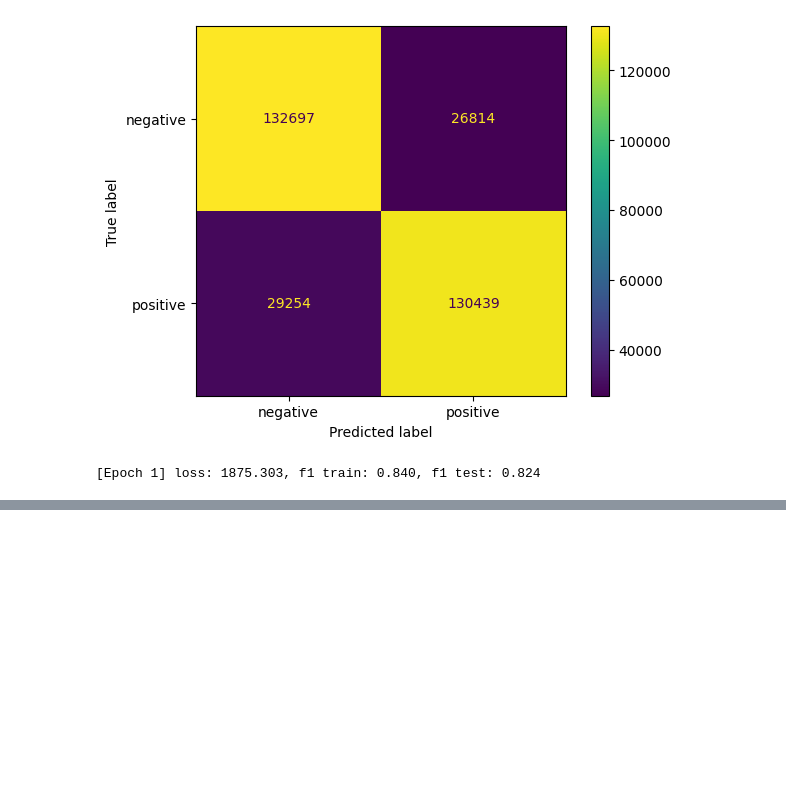
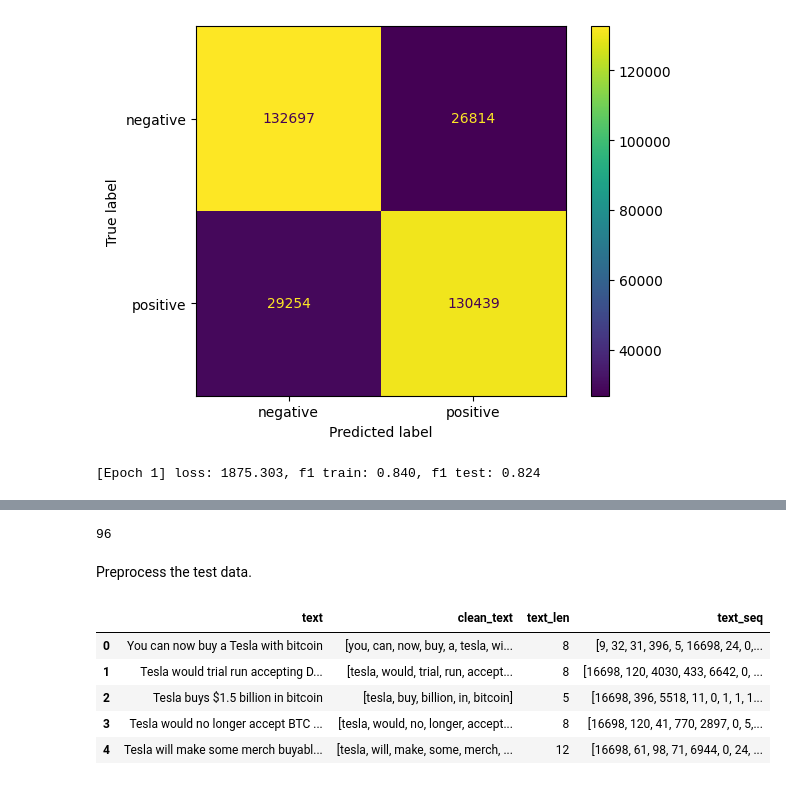
Before and after one commit to kotorinsky/storms-n-crypto, a Jupyter notebook: models/sentiment_analysis/sentiment_analysis_w_lstm.ipynb, the cells around one changed output, grey strips where cells are left out. Drawn from its saved outputs; the diff is of its cells as text; code cells hidden in the pictures; blank space fills up the shorter version.

```diff
--- a/sentimental_w_lstm.ipynb
+++ b/models/sentiment_analysis/sentiment_analysis_w_lstm.ipynb
@@ -147,7 +174,7 @@ pad_index = vocabulary["<pad>"]
 def sequence(tokens):
     idx = vocabulary.lookup_indices(tokens)
     if len(idx) < max_length:
-        idx = idx + [pad_index] * max(0, max_length - len(idx))
+        idx = idx + [padding_idx] * max(0, max_length - len(idx))
     return idx
 # %%
 train['text_seq'] = train['clean_text'].apply(sequence)
@@ -322,0 +367,11 @@ torch.save(lstm.state_dict(), 'model.pt')
+# %%
+test = ["You can now buy a Tesla with bitcoin",
+        "Tesla would trial run accepting DOGE for merchandise",
+        "Tesla buys $1.5 billion in bitcoin",
+        "Tesla would no longer accept BTC as payment",
+        "Tesla will make some merch buyable with Doge & see how it goes",
+        "Doge",
+        "Ur welcome",
+        "Working with Doge devs to improve system transaction efficiency. Potentially promising",
+        "Important to support",
+        "Tesla has suspended vehicle purchases using Bitcoin. We are concerned about rapidly increasing use of fossil fuels for Bitcoin mining and transactions, especially coal, which has the worst emissions of any fuel. Cryptocurrency is a good idea on many levels and we believe it has a promising future, but this cannot come at great cost to the environment. Tesla will not be selling any Bitcoin and we intend to use it for transactions as soon as mining transitions to more sustainable energy. We are also looking at other cryptocurrencies that use <1 of Bitcoin's energy/transaction."]
@@ -322,0 +380,6 @@ torch.save(lstm.state_dict(), 'model.pt')
+# %%
+df_test = pd.DataFrame({'text':test})
+# %%
+len(max(df_test['clean_text'], key=len))
+# %% [output]
+96
@@ -322,0 +388,2 @@ torch.save(lstm.state_dict(), 'model.pt')
+# %% [markdown]
+Preprocess the test data.
@@ -322,0 +396,9 @@ torch.save(lstm.state_dict(), 'model.pt')
+# %%
+df_test.head()
+# %% [output]
+|  | text | clean_text | text_len | text_seq |
+| 0 | You can now buy a Tesla with bitcoin | [you, can, now, buy, a, tesla, wi... | 8 | [9, 32, 31, 396, 5, 16698, 24, 0,... |
+| 1 | Tesla would trial run accepting D... | [tesla, would, trial, run, accept... | 8 | [16698, 120, 4030, 433, 6642, 0, ... |
+| 2 | Tesla buys $1.5 billion in bitcoin | [tesla, buy, billion, in, bitcoin] | 5 | [16698, 396, 5518, 11, 0, 1, 1, 1... |
+| 3 | Tesla would no longer accept BTC ... | [tesla, would, no, longer, accept... | 8 | [16698, 120, 41, 770, 2897, 0, 5,... |
+| 4 | Tesla will make some merch buyabl... | [tesla, will, make, some, merch, ... | 12 | [16698, 61, 98, 71, 6944, 0, 24, ... |
```
Also changed, not shown: parts of 45 cells of this notebook, 7 other files.
